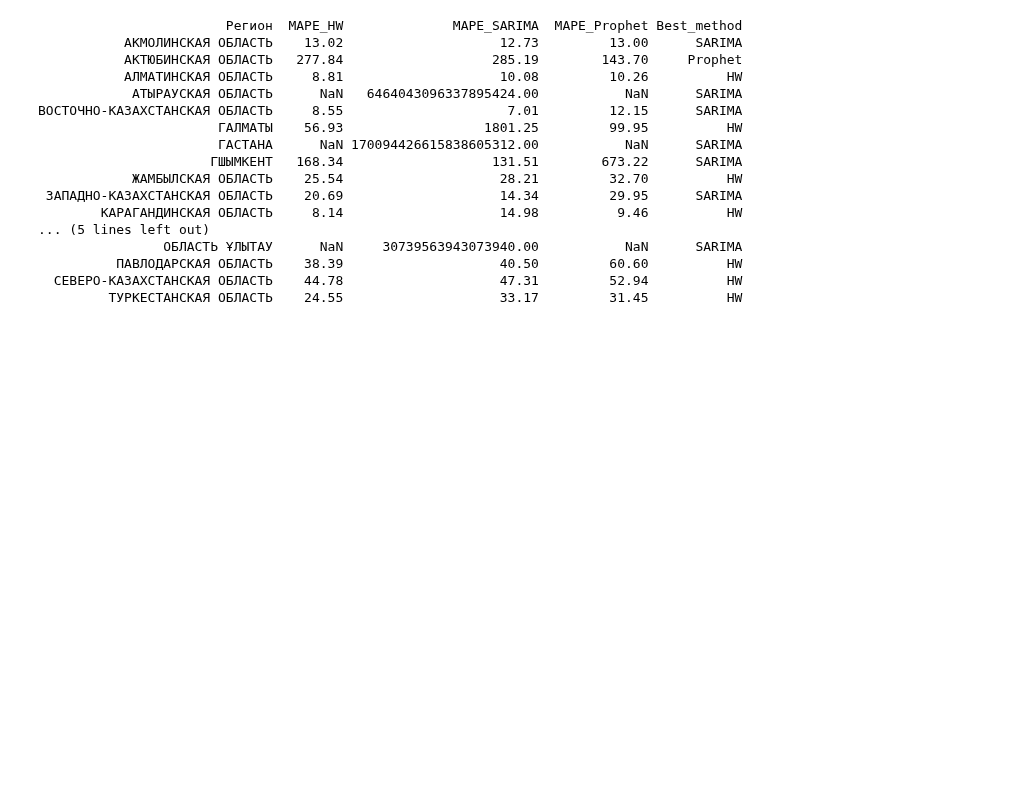
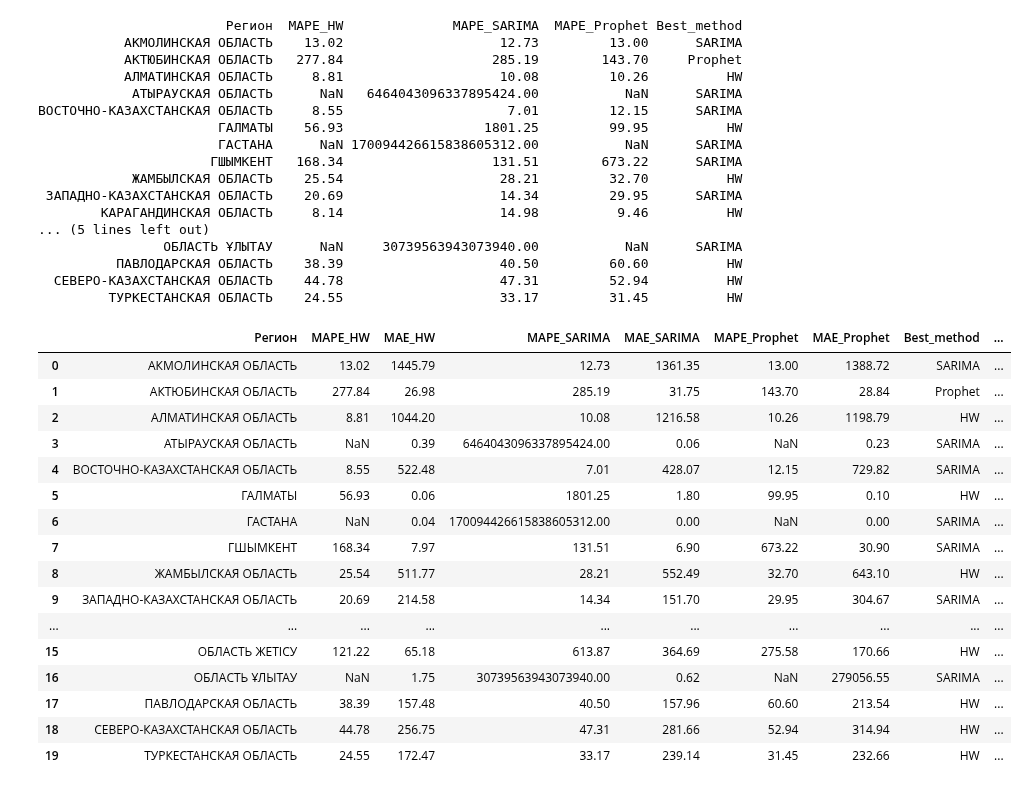
Before and after one commit to Madi147/ICC, a Jupyter notebook: Models/Птицы/Птица_all_regions.ipynb, the cells around one changed output. Cells and saved outputs as stored; diff of their text form; code cells hidden in the pictures; blank space fills up the shorter version.

```diff
--- a/Models/Птицы/Птица_all_regions.ipynb
+++ b/Models/Птицы/Птица_all_regions.ipynb
@@ -446,0 +472,68 @@ summary.to_excel("results/Птица - Лучшие модели.xlsx", index=Fa
+# %%
+THRESHOLD_MAPE = 1000.0  # порог
+
+mape_cols = ["MAPE_HW","MAPE_SARIMA","MAPE_Prophet"]
+mae_cols  = ["MAE_HW","MAE_SARIMA","MAE_Prophet"]
+
+# 1) Приведём метрики к числам (на всякий случай ещё раз)
+for c in mape_cols + mae_cols:
+    summary[c] = pd.to_numeric(summary[c], errors="coerce")
+
+def choose_best_simple(row):
+    # Берём числовые серии и подменяем NaN на +inf, чтобы .idxmin() стабильно работал
+    mape_s = row[mape_cols].astype(float).fillna(np.inf)
+    mae_s  = row[mae_cols].astype(float).fillna(np.inf)
+
+    min_mape = mape_s.min()
+
+    # Если все MAPE были NaN -> min = +inf
+    if np.isinf(min_mape):
+        criterion = "MAE"
+        winner_col = mae_s.idxmin()
+    elif min_mape <= THRESHOLD_MAPE:
+        criterion = "MAPE"
+        winner_col = mape_s.idxmin()
+    else:
+        criterion = "MAE"
+        winner_col = mae_s.idxmin()
+
+    method = winner_col.split("_")[-1]  # HW / SARIMA / Prophet
+
+    return pd.Series({
+        "Best_method": method,
+        "Best_criterion": criterion,
+        "Best_MAPE": float(mape_s.replace(np.inf, np.nan).min()),
+        "Best_MAE": float(mae_s.replace(np.inf, np.nan).min())
+    })
+
+best = summary.apply(choose_best_simple, axis=1)
+
+result = pd.concat([summary, best], axis=1)
+
+# Округление и сохранение
+for c in mape_cols + mae_cols + ["Best_MAPE","Best_MAE"]:
+    result[c] = result[c].round(2)
+
+# Если у вас есть переменная OUT_FILE — используйте её. Иначе:
+OUT_FILE = "results/Птица - Лучшие модели (MAPE_then_MAE).xlsx"
+result.sort_values(["Best_method","Регион"]).to_excel(OUT_FILE, index=False)
+
+result
+# %% [output]
+|  | Регион | MAPE_HW | MAE_HW | MAPE_SARIMA | MAE_SARIMA | MAPE_Prophet | MAE_Prophet | Best_method | ... |
+| 0 | АКМОЛИНСКАЯ ОБЛАСТЬ | 13.02 | 1445.79 | 12.73 | 1361.35 | 13.00 | 1388.72 | SARIMA | ... |
+| 1 | АКТЮБИНСКАЯ ОБЛАСТЬ | 277.84 | 26.98 | 285.19 | 31.75 | 143.70 | 28.84 | Prophet | ... |
+| 2 | АЛМАТИНСКАЯ ОБЛАСТЬ | 8.81 | 1044.20 | 10.08 | 1216.58 | 10.26 | 1198.79 | HW | ... |
+| 3 | АТЫРАУСКАЯ ОБЛАСТЬ | NaN | 0.39 | 6464043096337895424.00 | 0.06 | NaN | 0.23 | SARIMA | ... |
+| 4 | ВОСТОЧНО-КАЗАХСТАНСКАЯ ОБЛАСТЬ | 8.55 | 522.48 | 7.01 | 428.07 | 12.15 | 729.82 | SARIMA | ... |
+| 5 | ГАЛМАТЫ | 56.93 | 0.06 | 1801.25 | 1.80 | 99.95 | 0.10 | HW | ... |
+| 6 | ГАСТАНА | NaN | 0.04 | 170094426615838605312.00 | 0.00 | NaN | 0.00 | SARIMA | ... |
+| 7 | ГШЫМКЕНТ | 168.34 | 7.97 | 131.51 | 6.90 | 673.22 | 30.90 | SARIMA | ... |
+| 8 | ЖАМБЫЛСКАЯ ОБЛАСТЬ | 25.54 | 511.77 | 28.21 | 552.49 | 32.70 | 643.10 | HW | ... |
+| 9 | ЗАПАДНО-КАЗАХСТАНСКАЯ ОБЛАСТЬ | 20.69 | 214.58 | 14.34 | 151.70 | 29.95 | 304.67 | SARIMA | ... |
+| ... | ... | ... | ... | ... | ... | ... | ... | ... | ... |
+| 15 | ОБЛАСТЬ ЖЕТІСУ | 121.22 | 65.18 | 613.87 | 364.69 | 275.58 | 170.66 | HW | ... |
+| 16 | ОБЛАСТЬ ҰЛЫТАУ | NaN | 1.75 | 30739563943073940.00 | 0.62 | NaN | 279056.55 | SARIMA | ... |
+| 17 | ПАВЛОДАРСКАЯ ОБЛАСТЬ | 38.39 | 157.48 | 40.50 | 157.96 | 60.60 | 213.54 | HW | ... |
+| 18 | СЕВЕРО-КАЗАХСТАНСКАЯ ОБЛАСТЬ | 44.78 | 256.75 | 47.31 | 281.66 | 52.94 | 314.94 | HW | ... |
+| 19 | ТУРКЕСТАНСКАЯ ОБЛАСТЬ | 24.55 | 172.47 | 33.17 | 239.14 | 31.45 | 232.66 | HW | ... |
```
Also changed, not shown: parts of 1 cell of this notebook, 15 other files.
